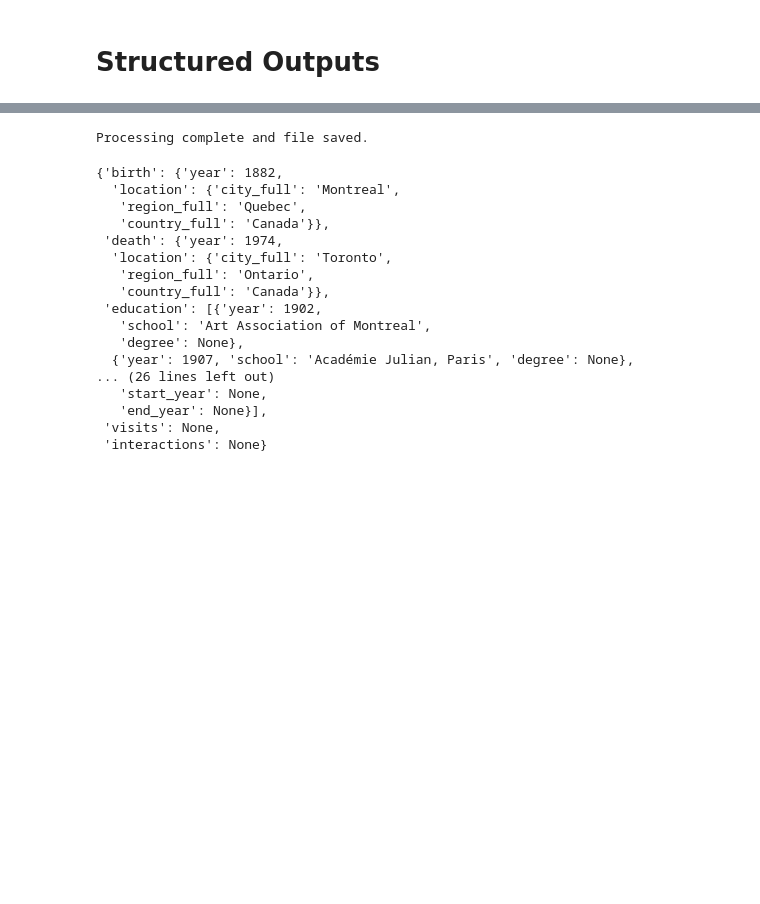
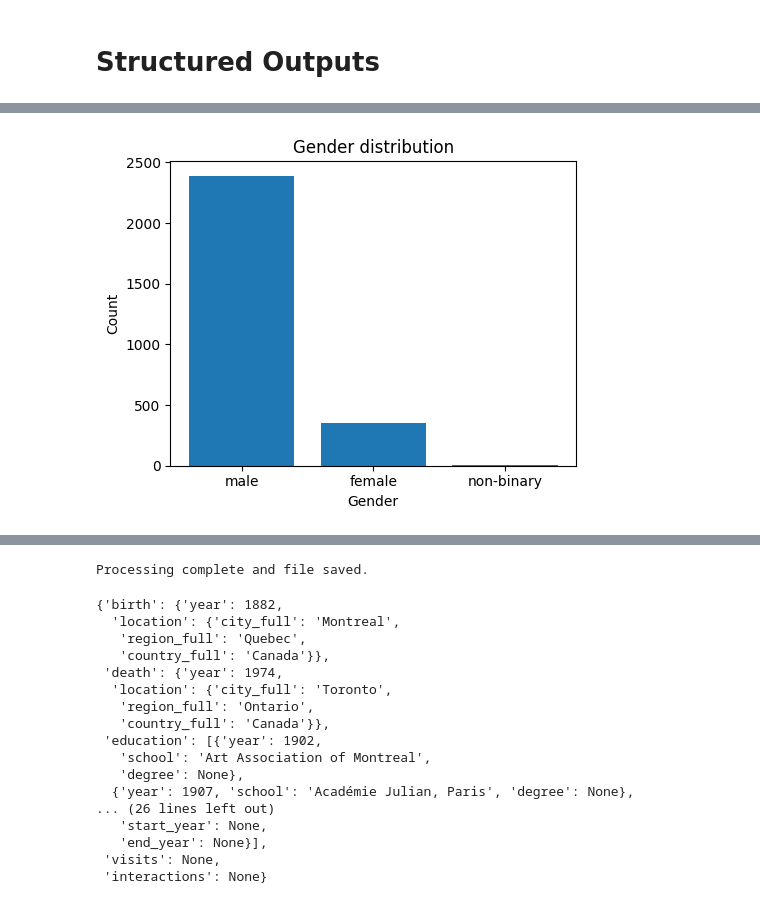
Before and after one commit to yangyuwang/wikiart_metadata, a Jupyter notebook: wikipedia_demographic_extract.ipynb, the cells around one changed output, grey strips where cells are left out. Cells and saved outputs as stored; diff of their text form; code cells hidden in the pictures; blank space fills up the shorter version.

```diff
--- a/wikipedia_demographic_extract.ipynb
+++ b/wikipedia_demographic_extract.ipynb
@@ -364,3 +50,0 @@ for name, data in demographic.items():
-# %%
-with open('/content/drive/My Drive/artist_data/demographic_namemapped.json', 'w') as f:
-  json.dump(demographic, f, indent=2)
@@ -397,6 +50,0 @@ len(visit_city_list + residence_city_list)
-# %%
-interaction_list = []
-
-for name, data in demographic.items():
-    ints = [res['name'] for res in data["Interactions"]]
-    interaction_list += ints
@@ -408,0 +209,37 @@ len(set(interaction_list))
+# %%
+genders = []
+nationalities = []
+interaction_targets = []
+
+for slug, a in information_dict_n.items():
+    # gender
+    g = a.get("gender")
+    if g:
+        genders.append(g)
+
+    # nationality
+    nat = a.get("nationality")
+    if nat:
+        nationalities.append(nat)
+
+    # interactions
+    for it in a.get("interactions") or []:
+        tgt = it.get("name")
+        if tgt:
+            interaction_targets.append(tgt)
+# %%
+import matplotlib.pyplot as plt
+from collections import Counter
+
+gender_counts = Counter(genders)
+del gender_counts['male for Christo; female for Jeanne-Claude']
+
+plt.figure(figsize=(5, 4))
+plt.bar(gender_counts.keys(), gender_counts.values())
+plt.title("Gender distribution")
+plt.xlabel("Gender")
+plt.ylabel("Count")
+plt.tight_layout()
+plt.show()
+# %% [output]
+[figure, added]
```
Also changed, not shown: parts of 34 cells of this notebook.
